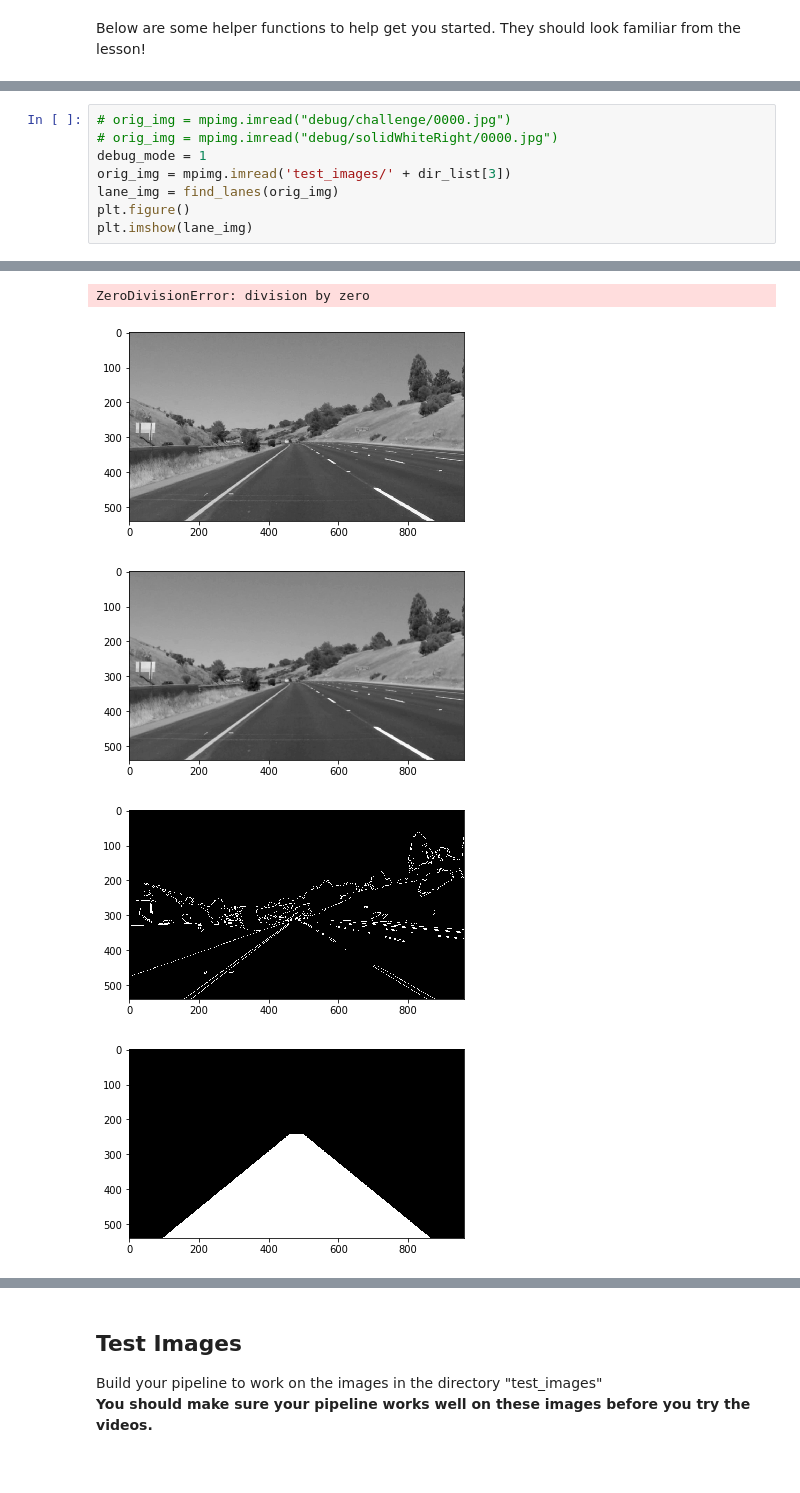
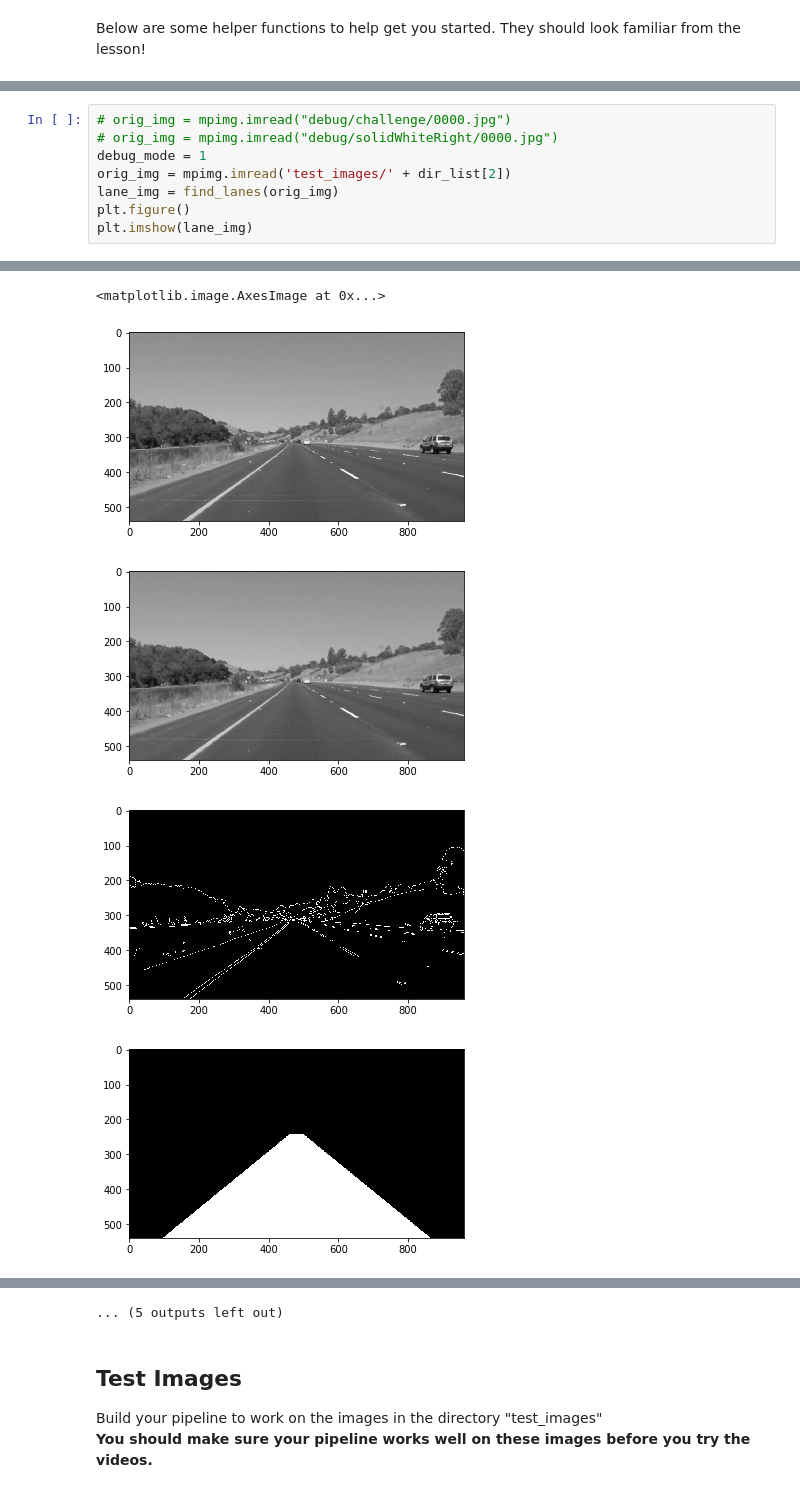
Before and after one commit to Quarke89/CarND-LaneLines-P1, a Jupyter notebook: P1.ipynb, the cells around one changed output, grey strips where cells are left out. Drawn from its saved outputs; the diff is of its cells as text.

```diff
--- a/P1.ipynb
+++ b/P1.ipynb
@@ -365,7 +367,7 @@ def weighted_img(img, initial_img, α=0.8, β=1., γ=0.):
 # orig_img = mpimg.imread("debug/challenge/0000.jpg")
 # orig_img = mpimg.imread("debug/solidWhiteRight/0000.jpg")
 debug_mode = 1
-orig_img = mpimg.imread('test_images/' + dir_list[3])
+orig_img = mpimg.imread('test_images/' + dir_list[2])
 lane_img = find_lanes(orig_img)
 plt.figure()
 plt.imshow(lane_img)
@@ -387,5 +389,5 @@ left_line_slope (means): 20.614541232 24.5204422535
-ZeroDivisionError: division by zero
+<matplotlib.image.AxesImage at 0x...>
-[figure, old version]
+[figure, new version]
-[figure, old version]
+[figure, new version]
-[figure, old version]
+[figure, new version]
 [figure]
@@ -400,3 +400,4 @@ ZeroDivisionError: division by zero
+... (5 outputs left out)
 # %% [markdown]
 ## Test Images
 
```
Also changed, not shown: parts of 3 cells of this notebook.
